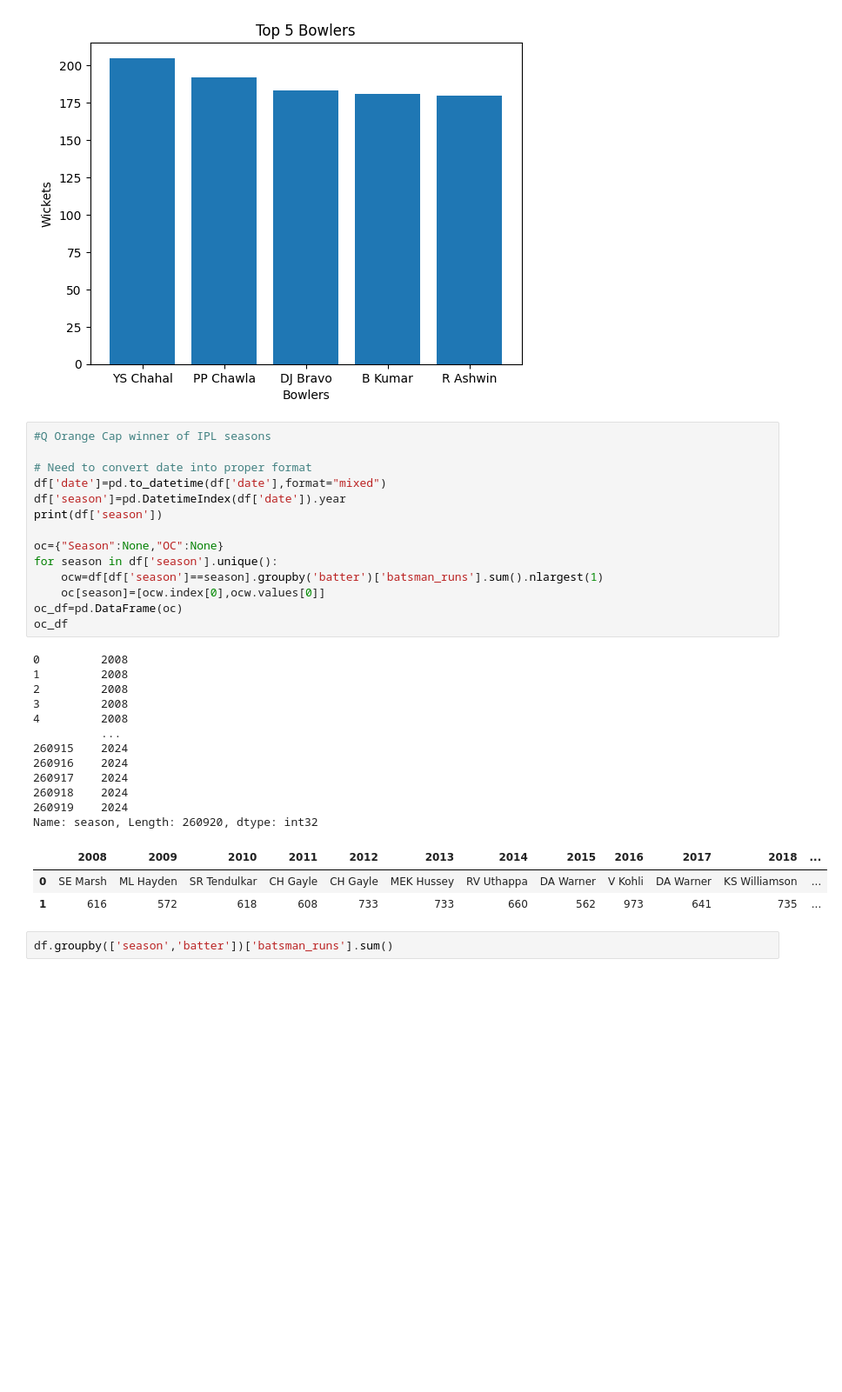
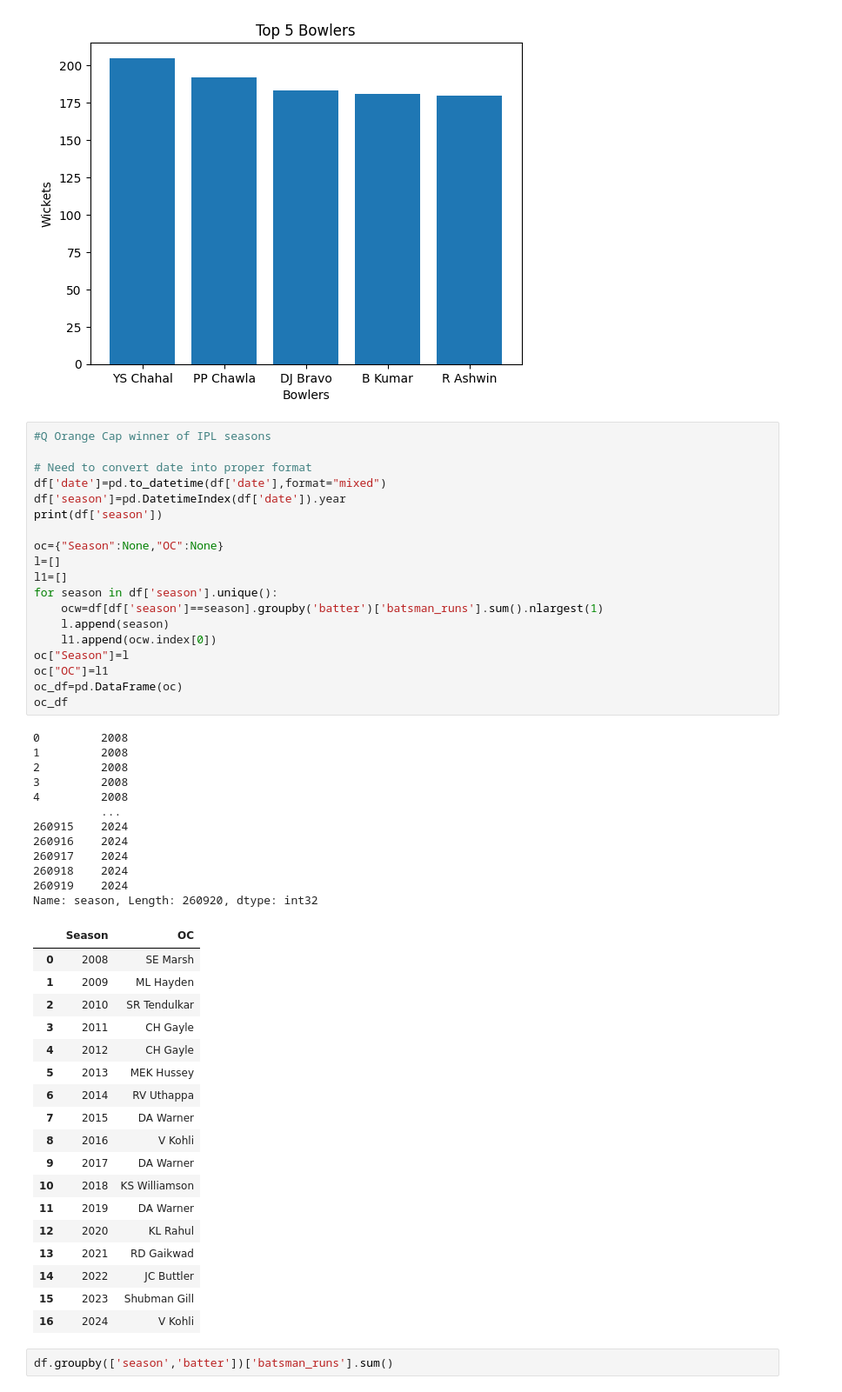
Before and after one commit to GamyIan/Sem2-SEC-practicals, a Jupyter notebook: Practical 6/ipl.ipynb, the cells around one changed output. Shown at 87% size. Drawn from its saved outputs; the diff is of its cells as text; blank space fills up the shorter version.

```diff
--- a/Practical 6/ipl.ipynb
+++ b/Practical 6/ipl.ipynb
@@ -56,32 +56,52 @@ plt.show()
 # %%
 #Q Orange Cap winner of IPL seasons
 
 # Need to convert date into proper format
 df['date']=pd.to_datetime(df['date'],format="mixed")
 df['season']=pd.DatetimeIndex(df['date']).year
 print(df['season'])
 
 oc={"Season":None,"OC":None}
+l=[]
+l1=[]
 for season in df['season'].unique():
     ocw=df[df['season']==season].groupby('batter')['batsman_runs'].sum().nlargest(1)
-    oc[season]=[ocw.index[0],ocw.values[0]]
+    l.append(season)
+    l1.append(ocw.index[0])
+oc["Season"]=l
+oc["OC"]=l1
 oc_df=pd.DataFrame(oc)
 oc_df
 # %% [output]
 0         2008
 1         2008
 2         2008
 3         2008
 4         2008
           ...
 260915    2024
 260916    2024
 260917    2024
 260918    2024
 260919    2024
 Name: season, Length: 260920, dtype: int32
-|  | 2008 | 2009 | 2010 | 2011 | 2012 | 2013 | 2014 | 2015 | 2016 | 2017 | 2018 | ... |
-| 0 | SE Marsh | ML Hayden | SR Tendulkar | CH Gayle | CH Gayle | MEK Hussey | RV Uthappa | DA Warner | V Kohli | DA Warner | KS Williamson | ... |
-| 1 | 616 | 572 | 618 | 608 | 733 | 733 | 660 | 562 | 973 | 641 | 735 | ... |
+|  | Season | OC |
+| 0 | 2008 | SE Marsh |
+| 1 | 2009 | ML Hayden |
+| 2 | 2010 | SR Tendulkar |
+| 3 | 2011 | CH Gayle |
+| 4 | 2012 | CH Gayle |
+| 5 | 2013 | MEK Hussey |
+| 6 | 2014 | RV Uthappa |
+| 7 | 2015 | DA Warner |
+| 8 | 2016 | V Kohli |
+| 9 | 2017 | DA Warner |
+| 10 | 2018 | KS Williamson |
+| 11 | 2019 | DA Warner |
+| 12 | 2020 | KL Rahul |
+| 13 | 2021 | RD Gaikwad |
+| 14 | 2022 | JC Buttler |
+| 15 | 2023 | Shubman Gill |
+| 16 | 2024 | V Kohli |
 # %%
 df.groupby(['season','batter'])['batsman_runs'].sum()
```
Also changed, not shown: parts of 4 cells of this notebook.
